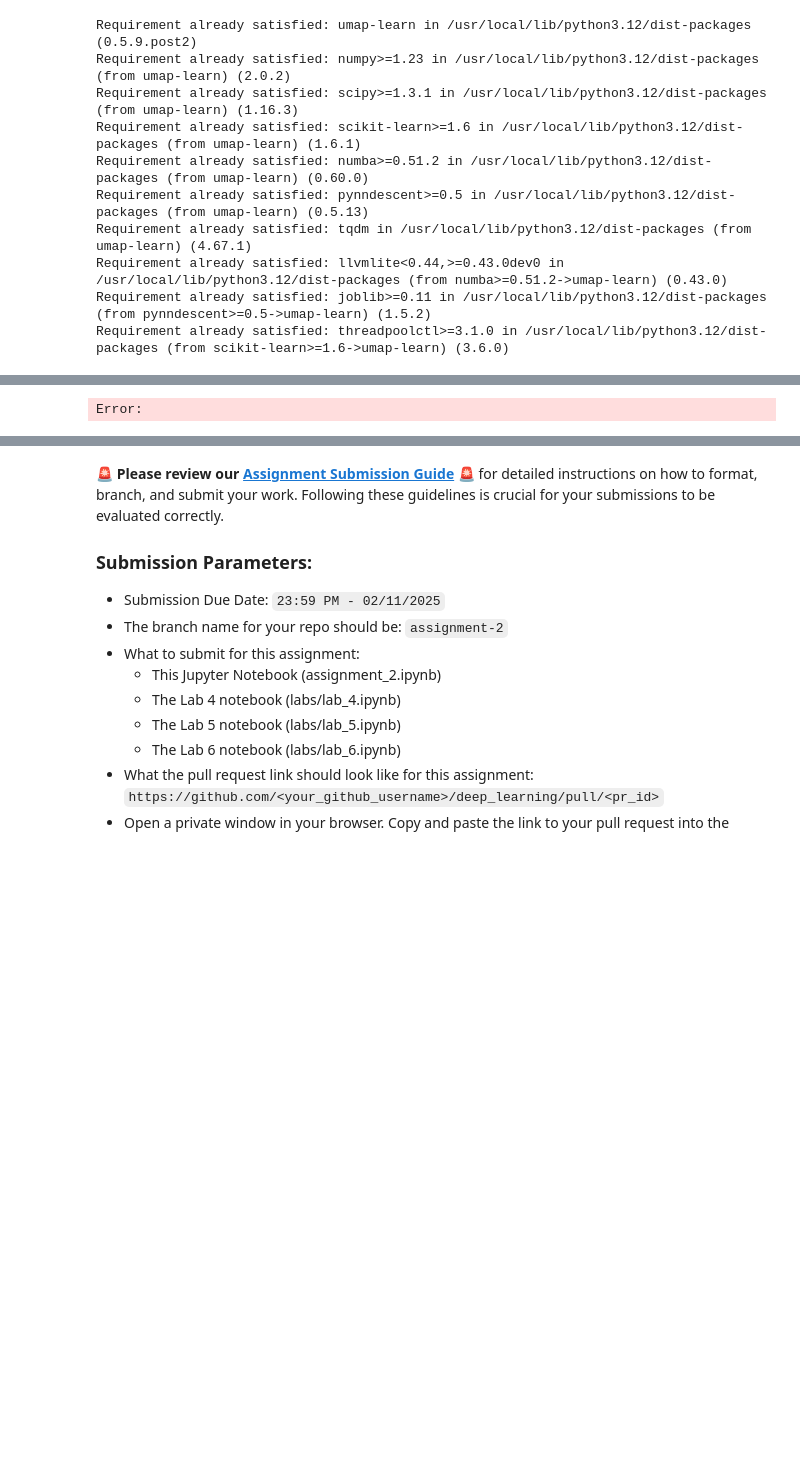
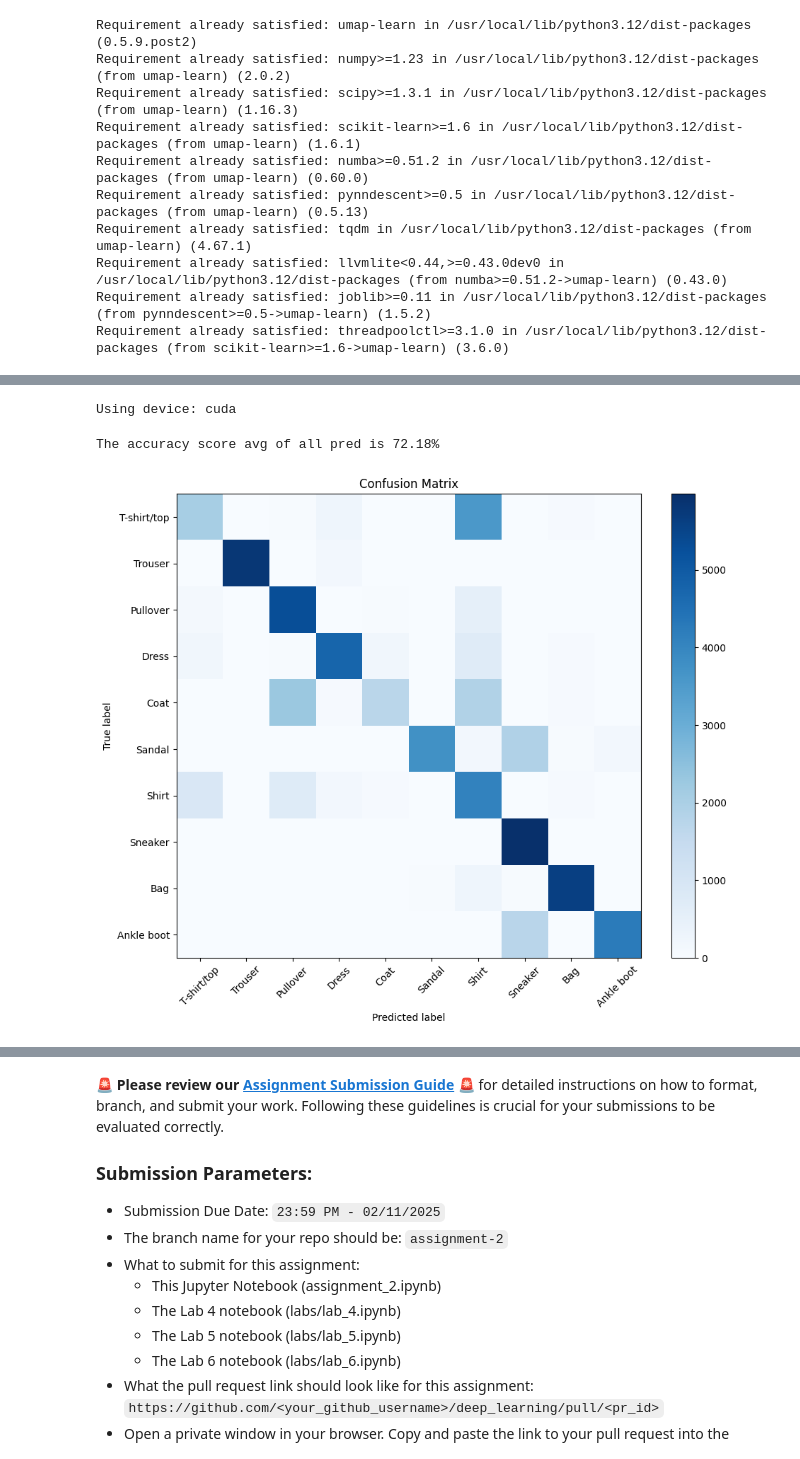
Before and after one commit to warscovich/deep_learning, a Jupyter notebook: 02_activities/assignments/assignment_2.ipynb, the cells around one changed output, grey strips where cells are left out. Saved outputs shown, nothing was run; the diff lists cells and outputs as text; code cells hidden in the pictures; blank space fills up the shorter version.

```diff
--- a/02_activities/assignments/assignment_2.ipynb
+++ b/02_activities/assignments/assignment_2.ipynb
@@ -501,6 +486,8 @@ from torchvision import datasets
 from torch.utils.data import DataLoader
 import torch
 from transformers import CLIPProcessor, CLIPModel
+from sklearn.metrics import accuracy_score, confusion_matrix
+import matplotlib.pyplot as plt
 
 #Mini-Experiment A. Different model
 
@@ -516,16 +503,33 @@ CLASS_NAMES = [
     "Bag",
     "Ankle boot"
 ]
+
+NEW_CLASS_PROMPTS = [
+    "a photo of a t-shirt or a top. Exclude formal shirts and coats",
+    "a photo of trouser or pants",
+    "a photo of a pullover. A pullover has warm materials like wool",
+    "a photo of a dress. A dress has usually ends with a skirt",
+    "a photo of a coat. It usually has long sleeves, is open at the front, and can be fastened with buttons, zippers, or other closures",
+    "a photo of sandal. Sandals are generally understood to leave most of the foot exposed",
+    "a photo of a shirt. A shirt is more specifically a garment with a collar, sleeves with cuffs, and a full vertical opening with buttons or snaps",
+    "a photo of a sneaker or runners",
+    "a photo of a woman purse or bag",
+    "a photo of ankle boot. A short boot that covers only the foot and ankle"
+]
+
+# Load model directly
+model = CLIPModel.from_pretrained("patrickjohncyh/fashion-clip")
+processor = CLIPProcessor.from_pretrained("patrickjohncyh/fashion-clip")
+
+
 # Check for accelerators
 device = "cpu" # Default to CPU
 if torch.cuda.is_available():
     device = "cuda" # Use GPU if available
 elif torch.backends.mps.is_available():
     device = "mps"
-
-# Load model directly
-model = CLIPModel.from_pretrained("patrickjohncyh/fashion-clip")
-processor = CLIPProcessor.from_pretrained("patrickjohncyh/fashion-clip")
+model.to(device)
+print(f"Using device: {device}")
 
 
 def collate_clip_fashion(batch):
@@ -570,20 +574,23 @@ def get_image_embeddings_clip(images: torch.Tensor) -> torch.Tensor:
     image_feats = image_embeddings / image_embeddings.norm(dim=-1, keepdim=True)
 
     return image_feats
+# %% [output]
+Using device: cuda
 # %%
 y_true, y_pred = [], []
 text_embedd = get_text_embeddings_clip(CLASS_NAMES)
 
 for pixel_values, labels in tqdm(test_loader):
   img_embedd = get_image_embeddings_clip(pixel_values)
   cos = get_cosine_similarity(img_embedd,text_embedd)
   y_pred.append(get_predictions(cos))
   y_true.append(labels)
 
 # Report the accuracy of the predictions
-all_pred = torch.cat(y_pred)
-all_true = torch.cat(y_true)
-print(f'The accuracy score avg of all pred is {accuracy_score(all_true, all_pred)*100:.2f}%')
-plot_confusion_matrix(all_true,all_pred,CLASS_NAMES)
+all_pred_2 = torch.cat(y_pred)
+all_true_2 = torch.cat(y_true)
+print(f'The accuracy score avg of all pred is {accuracy_score(all_true_2, all_pred_2)*100:.2f}%')
+plot_confusion_matrix(all_true_2,all_pred_2,CLASS_NAMES)
 # %% [output]
-Error:
+The accuracy score avg of all pred is 72.18%
+[figure, added]
```
Also changed, not shown: parts of 15 cells of this notebook.
